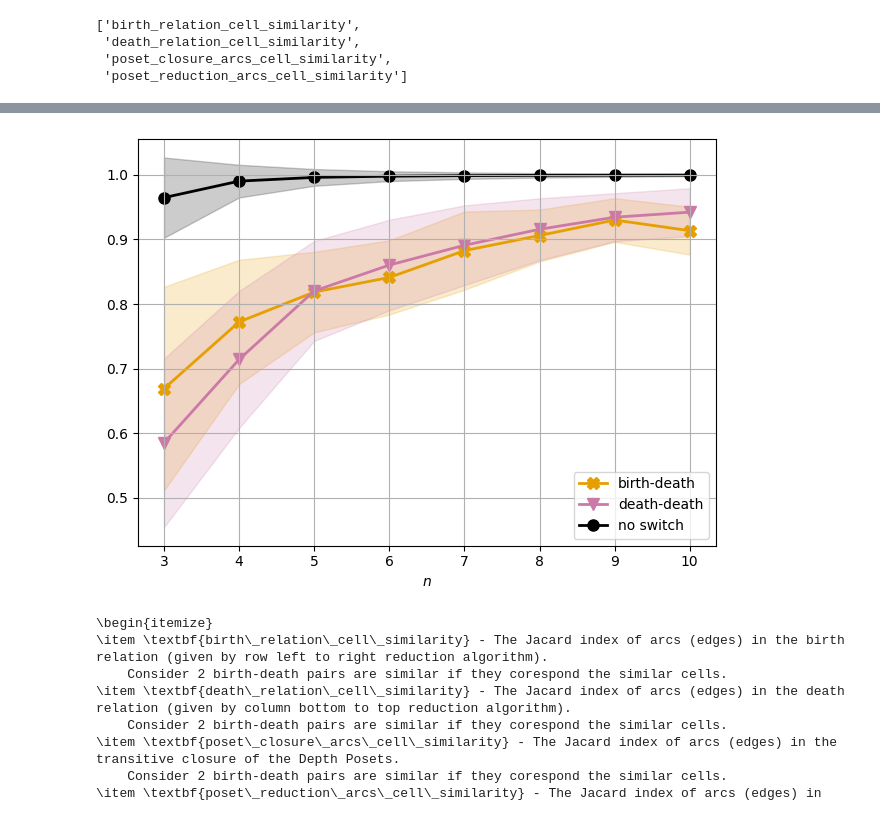
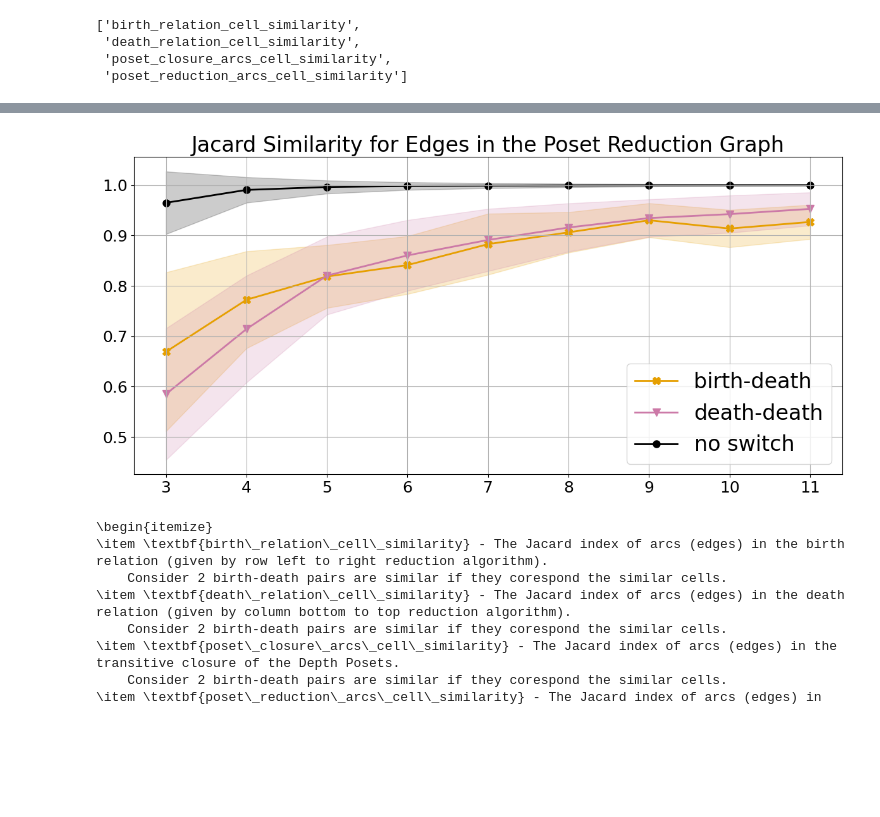
Before and after one commit to zimfv/depth-poset, a Jupyter notebook: notebooks/Analyze Transpositions between Extended Barycentric Cubical Toruses.ipynb, the cells around one changed output, grey strips where cells are left out. Saved outputs shown, nothing was run; the diff lists cells and outputs as text; code cells hidden in the pictures; blank space fills up the shorter version.

Commit message:
Computed homotopues for n=11; Change the fontsizes in transposition plots

```diff
--- a/notebooks/Analyze Transpositions between Extended Barycentric Cubical Toruses.ipynb
+++ b/notebooks/Analyze Transpositions between Extended Barycentric Cubical Toruses.ipynb
@@ -383,3 +412,18 @@ scores
  'death_relation_cell_similarity',
  'poset_closure_arcs_cell_similarity',
  'poset_reduction_arcs_cell_similarity']
+# %%
+def get_score_title(score):
+    #
+    try:
+        return {
+            'birth_relation_cell_similarity': 'Jacard Similarity for Birth Cells',
+            'death_relation_cell_similarity': 'Jacard Similarity for Death Cells',
+            'poset_closure_arcs_cell_similarity': 'Jacard Similarity for Edges in the Poset Closure Graph',
+            'poset_reduction_arcs_cell_similarity': 'Jacard Similarity for Edges in the Poset Reduction Graph',
+        }[score]
+    except KeyError:
+        return score
+
+score_titles = pd.Series({score: get_score_title(score) for score in scores})
+score_titles
@@ -441,30 +492,55 @@ picscores_filename_template = 'score-{score}-complex-dim{complex_dim}-transposit
 # %%
 rows = df_scores_mean.columns.to_frame()[['score', 'complex_dim', 'dim']].drop_duplicates().reset_index(drop=True)
 
 for i, (score, complex_dim, dim) in tqdm(rows.iterrows(), total=len(rows)):
     path = os.path.join(path_to_save, picscores_filename_template.format(score=score.replace('_', '-'), complex_dim=complex_dim, dim=dim))
 
     df_this_mean = df_scores_mean[score][complex_dim][dim]
     df_this_std = df_scores_std[score][complex_dim][dim]
 
+    fig, ax = plt.subplots(figsize=(12, 6))
+
+    ax.set_title(score_titles[score], fontsize=24)
+
     for col in df_this_mean.columns:
         x = df_this_mean.index.values
         y_mean = df_this_mean[col].values
         y_std = df_this_std[col].values
-        plt.plot(x, y_mean, color=switch_type_colors[col], marker=switch_type_markers[col], label=col, linewidth=2, markersize=8, zorder=1)
-        plt.fill_between(x, y_mean - y_std, y_mean + y_std, alpha=0.2, color=switch_type_colors[col], zorder=0)
+        ax.plot(x, y_mean, color=switch_type_colors[col], marker=switch_type_markers[col], label=col, linewidth=2, markersize=8, zorder=1)
+        ax.fill_between(x, y_mean - y_std, y_mean + y_std, alpha=0.2, color=switch_type_colors[col], zorder=0)
 
-    plt.grid(True)
-    plt.legend()
-    plt.xlabel('$n$')
+    xticks = ax.get_xticks().astype(int)
+    xticks = np.concatenate([xticks[(xticks > x.min())&(xticks < x.max())], [x.min(), x.max()]]).astype(int)
+    xticks = np.unique(xticks)
+    ax.set_xticks(xticks)
+    ax.set_xticklabels(ax.get_xticks(), fontsize=18)
+
+    yticks = ax.get_yticks()
+    if (yticks.astype(int) == yticks).all():
+        yticks = yticks.astype(int)
+    y_max = (df_this_mean + df_this_std).max().max()
+    y_min = (df_this_mean - df_this_std).min().min()
+    while (y_max < 0.5*(yticks[-1] + yticks[-2])) and (len(yticks) > 3):
+        yticks = yticks[:-1]
+    while (y_min > 0.5*(yticks[0] + yticks[1])) and (len(yticks) > 3):
+        yticks = yticks[1:]
+    yticks = np.round(yticks, 2)
+    yticks = yticks[yticks >= 0]
+    ax.set_yticks(yticks)
+    ax.set_yticklabels(yticks, fontsize=18)
+
+
+    ax.grid(True)
+    ax.legend(fontsize=24)
+    #plt.xlabel('$n$')
     #plt.ylabel(score)
     plt.tight_layout()
     plt.savefig(path)
     if i < len(rows) - 1:
         plt.close()
 plt.show()
 # %% [output]
-[figure, old version]
+[figure, new version]
 # %%
 figure_1_layer_template = r"""
 \begin{{figure}}[htbp]
```
Also changed, not shown: parts of 10 cells of this notebook, 25 other files.
